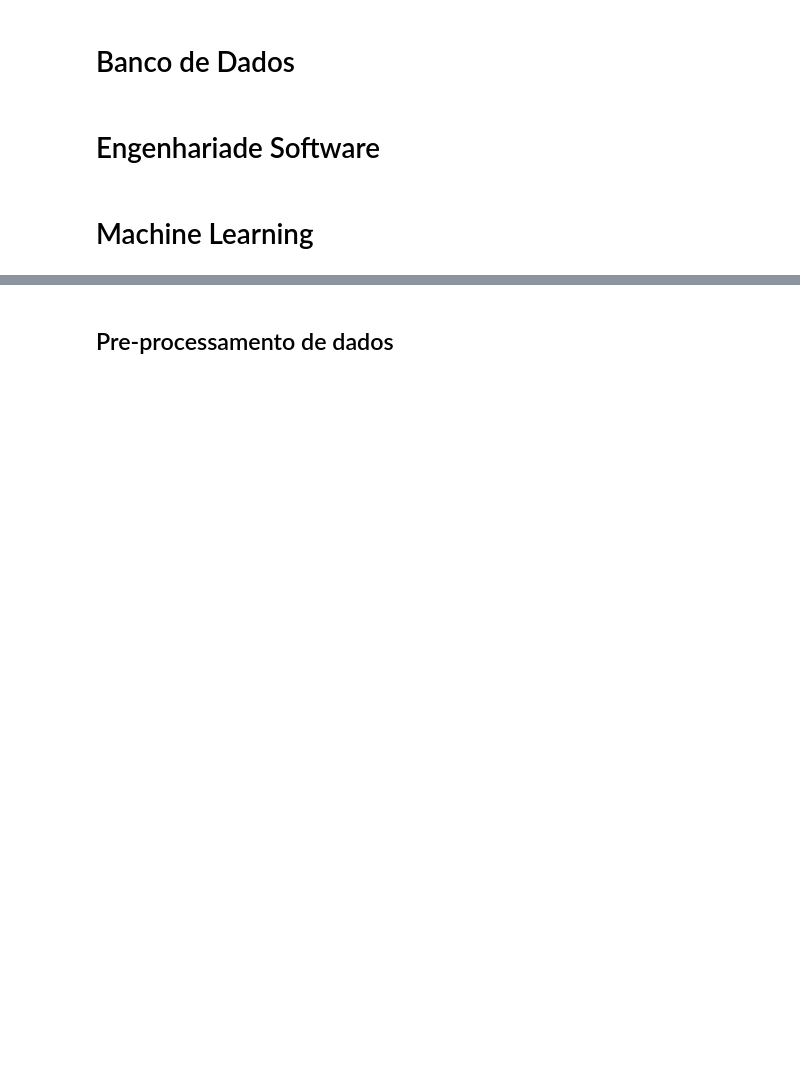
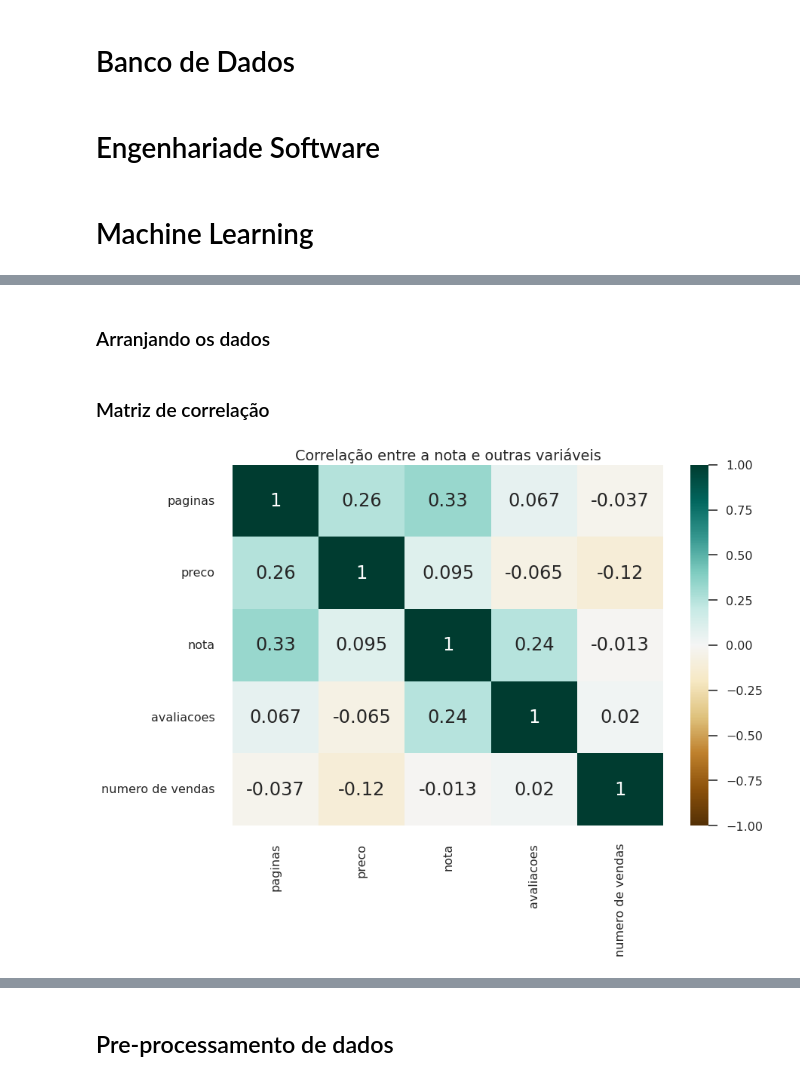
Before and after one commit to JonasBrother97/jeff_final, a Jupyter notebook: FINAL.ipynb, the cells around one changed output, grey strips where cells are left out. Drawn from its saved outputs; the diff is of its cells as text; code cells hidden in the pictures; blank space fills up the shorter version.

Commit message:
Análise exploratória dos dados (Gráficos)

```diff
--- a/FINAL.ipynb
+++ b/FINAL.ipynb
@@ -6,0 +11,38 @@
+# %%
+import matplotlib.pyplot as plt
+import seaborn as sns
+%matplotlib inline
+
+sns.set_theme(palette="husl")
+sns.set_context('poster')
+plt.style.use('seaborn-poster')
+# %% [markdown]
+### Arranjando os dados
+# %%
+import pandas as pd
+
+df = pd.read_excel('df_livros.xlsx')
+
+df.drop('Unnamed: 0', axis=1, inplace=True)
+df.drop('isbn', axis=1, inplace=True)
+df = df.convert_dtypes()
+
+#df.dropna(inplace=True)
+# %%
+# Removendo livros vendidos em Box
+df_analise = df[~df.titulo.str.contains("Box")]
+
+# Removendo livros com menos de 50 avaliações e sem preço.
+df_analise = df_analise.loc[(df_analise['avaliacoes'] > 50)]
+# %% [markdown]
+### Matriz de correlação
+# %%
+sns.heatmap(df_analise.corr(), annot=True, vmin=-1, vmax=1, cmap='BrBG')
+
+#corr = sns.heatmap(df.corr()[['nota']].drop('nota', axis=0).sort_values(by='nota', ascending=False), vmin=-1, vmax=1, annot=True, cmap='BrBG')
+
+plt.title('Correlação entre a nota e outras variáveis')
+
+plt.show()
+# %% [output]
+[figure, added]
```
Also changed, not shown: parts of 20 cells of this notebook, 1 other file.
